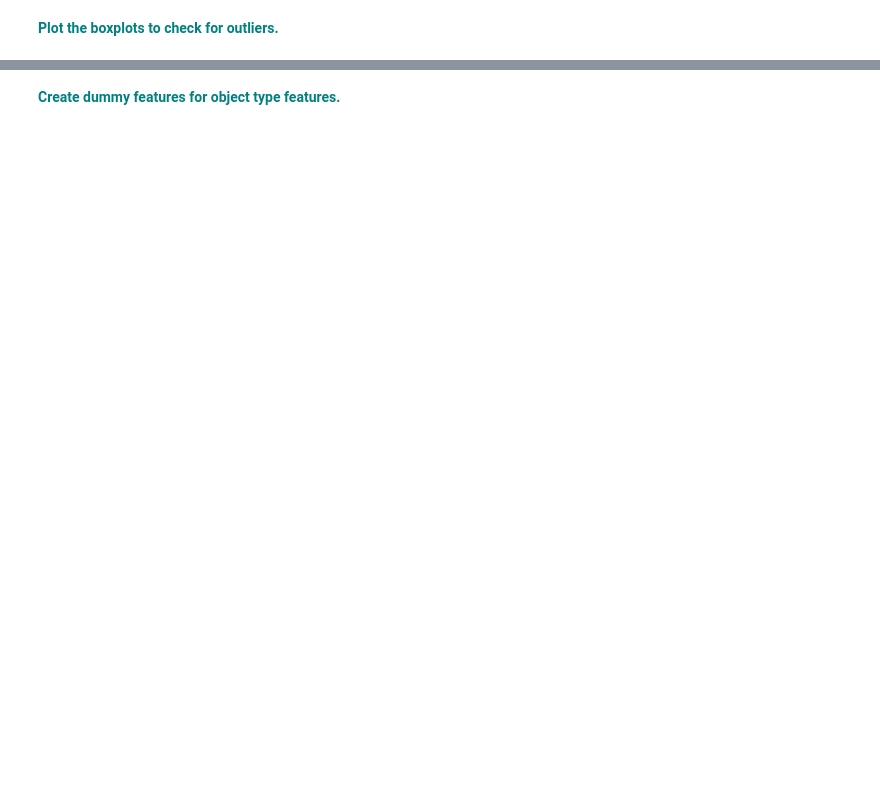
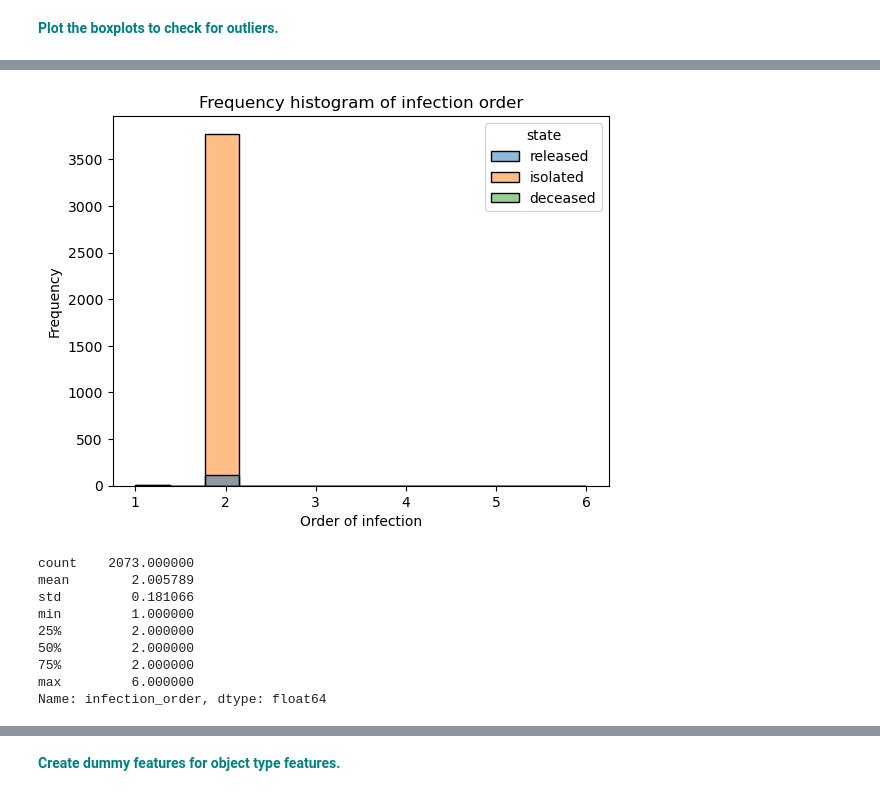
Before and after one commit to jpjavier23/randomforest_covid_case_study, a Jupyter notebook: RandomForest_casestudy_covid19.ipynb, the cells around one changed output, grey strips where cells are left out. Drawn from its saved outputs; the diff is of its cells as text; code cells hidden in the pictures; blank space fills up the shorter version.

```diff
--- a/RandomForest_casestudy_covid19.ipynb
+++ b/RandomForest_casestudy_covid19.ipynb
@@ -374,0 +419,19 @@ vn
+# %%
+infection = sns.histplot(data = df, x = 'infection_order', stat = 'frequency', hue = 'state')
+infection = plt.xlabel('Order of infection')
+infection = plt.ylabel('Frequency')
+infection = plt.title('Frequency histogram of infection order')
+plt.show()
+
+print(df['infection_order'].describe())
+# %% [output]
+[figure, added]
+count    2073.000000
+mean        2.005789
+std         0.181066
+min         1.000000
+25%         2.000000
+50%         2.000000
+75%         2.000000
+max         6.000000
+Name: infection_order, dtype: float64
```
Also changed, not shown: parts of 17 cells of this notebook, 3 other files.
